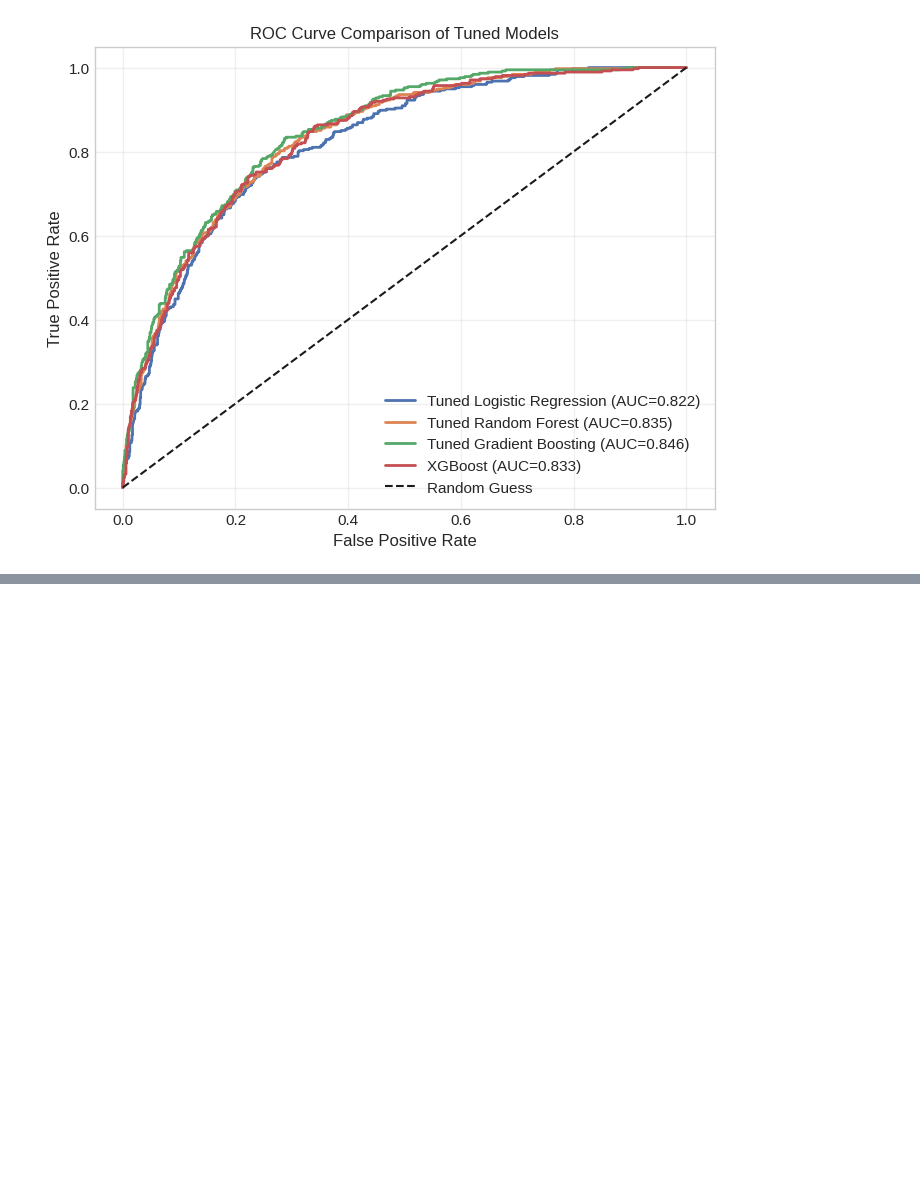
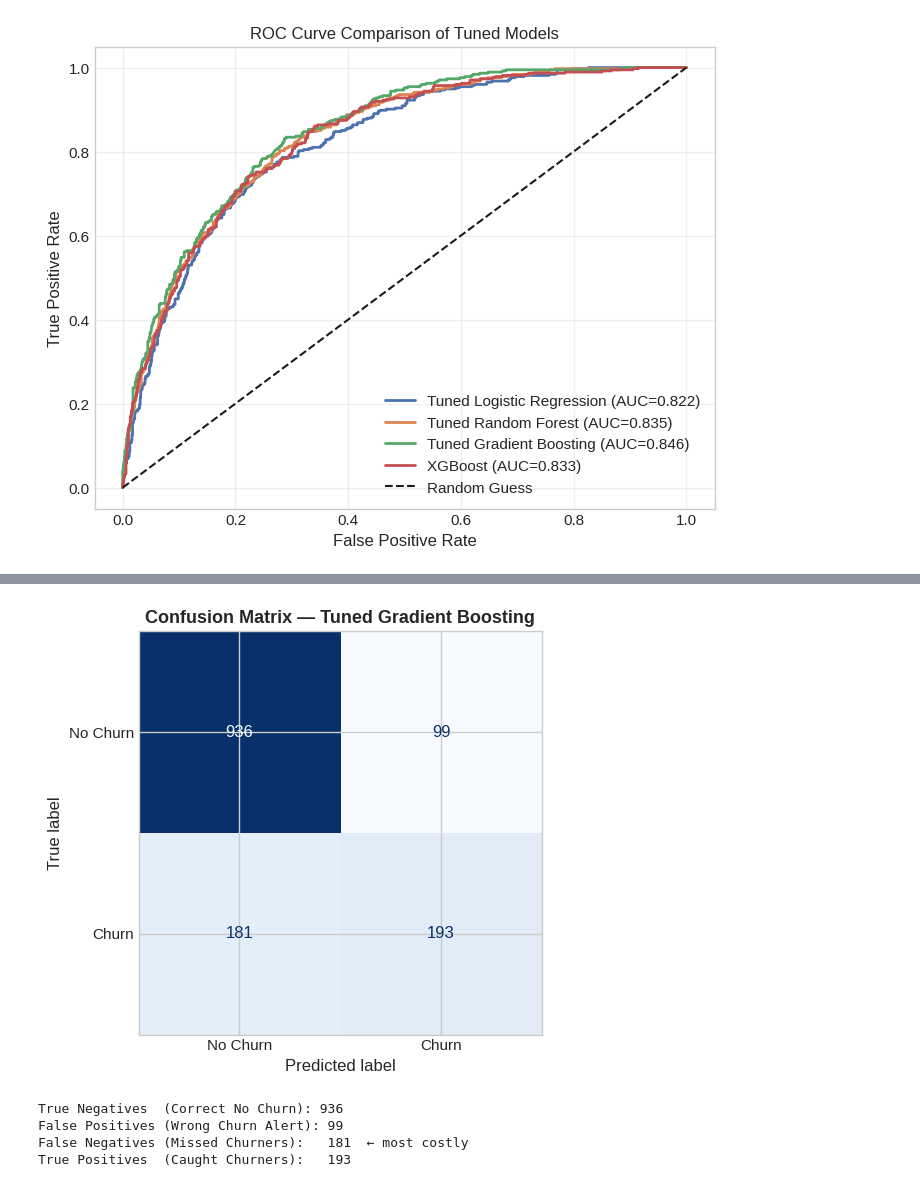
Before and after one commit to aashish000000/aashish000000, a Jupyter notebook: project.ipynb, the cells around one changed output, grey strips where cells are left out. Saved outputs shown, nothing was run; the diff lists cells and outputs as text; code cells hidden in the pictures; blank space fills up the shorter version.

Commit message:
Kaggle Notebook | Telco_Customer_Churn_Prediction | Telco Churn - Complete Analysis v1

```diff
--- a/project.ipynb
+++ b/project.ipynb
@@ -736,0 +1051,43 @@ plt.show()
+# %%
+# =============================================
+# Confusion Matrix — Best Improved Model
+# =============================================
+from sklearn.metrics import confusion_matrix, ConfusionMatrixDisplay
+
+# Identify best improved model dynamically
+best_row = improved_df.loc[improved_df["ROC-AUC"].idxmax()]
+best_model_name = best_row["Model"]
+
+# Map name to predictions
+pred_map = {
+    "Tuned Logistic Regression": best_lr.predict(X_test),
+    "Tuned Random Forest":       best_rf.predict(X_test),
+    "Tuned Gradient Boosting":   best_gb.predict(X_test),
+}
+if XGBOOST_AVAILABLE:
+    pred_map["XGBoost"] = xgb_pipeline.predict(X_test)
+
+best_preds = pred_map[best_model_name]
+
+# Plot
+cm = confusion_matrix(y_test, best_preds)
+disp = ConfusionMatrixDisplay(confusion_matrix=cm, display_labels=["No Churn", "Churn"])
+
+fig, ax = plt.subplots(figsize=(6, 5))
+disp.plot(ax=ax, colorbar=False, cmap="Blues")
+ax.set_title(f"Confusion Matrix — {best_model_name}", fontsize=13, fontweight="bold")
+plt.tight_layout()
+plt.show()
+
+# Print breakdown
+tn, fp, fn, tp = cm.ravel()
+print(f"True Negatives  (Correct No Churn): {tn}")
+print(f"False Positives (Wrong Churn Alert): {fp}")
+print(f"False Negatives (Missed Churners):   {fn}  ← most costly")
+print(f"True Positives  (Caught Churners):   {tp}")
+# %% [output]
+[figure, added]
+True Negatives  (Correct No Churn): 936
+False Positives (Wrong Churn Alert): 99
+False Negatives (Missed Churners):   181  ← most costly
+True Positives  (Caught Churners):   193
```
Also changed, not shown: parts of 19 cells of this notebook.
